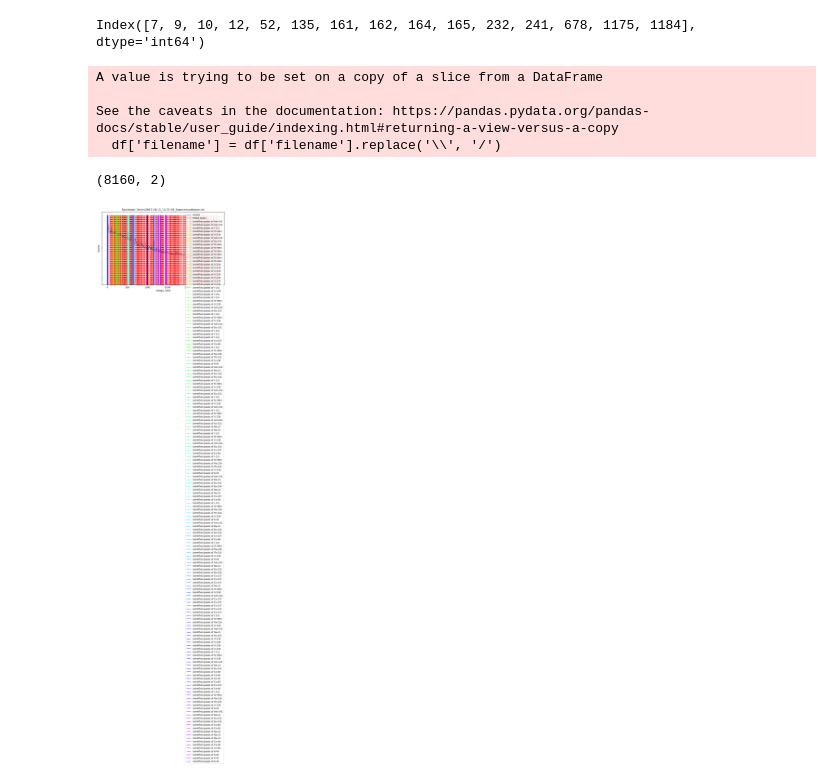
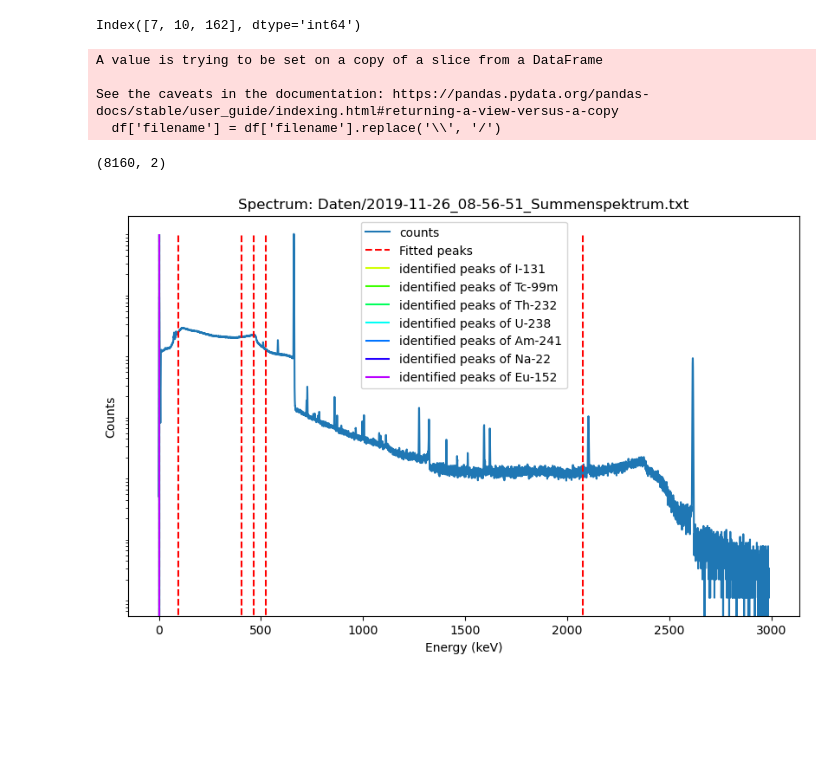
Before and after one commit to FNeubuerger/gammaspectroscopy, a Jupyter notebook: notebooks/visualize_results.ipynb, the cells around one changed output. Drawn from its saved outputs; the diff is of its cells as text; code cells hidden in the pictures; blank space fills up the shorter version.

```diff
--- a/notebooks/visualize_results.ipynb
+++ b/notebooks/visualize_results.ipynb
@@ -3,7 +3,7 @@ from src.utils import *
 import pandas as pd
 import numpy as np
 # %%
-df = pd.read_parquet('results_prominence_500.pq')
+df = pd.read_parquet('results_prominence=2000_rel_height=0.5_width=5_tolerance=0.7.pq')
 # %%
 df
 # %% [output]
@@ -24,13 +24,13 @@ df
 df['num_isotopes'] = df['identified_isotopes'].apply(lambda x: len(x))
 df[df['num_isotopes']>3].index
 # %% [output]
-Index([7, 9, 10, 12, 52, 135, 161, 162, 164, 165, 232, 241, 678, 1175, 1184], dtype='int64')
+Index([7, 10, 162], dtype='int64')
 # %%
-plot_spectrum(df.iloc[7], semilogy=True)
+plot_spectrum(df.iloc[162], semilogy=True)
 # %% [output]
 A value is trying to be set on a copy of a slice from a DataFrame
 
 See the caveats in the documentation: https://pandas.pydata.org/pandas-docs/stable/user_guide/indexing.html#returning-a-view-versus-a-copy
   df['filename'] = df['filename'].replace('\\', '/')
 (8160, 2)
-[figure, old version]
+[figure, new version]
```
Also changed, not shown: parts of 1 cell of this notebook, 2 other files.
